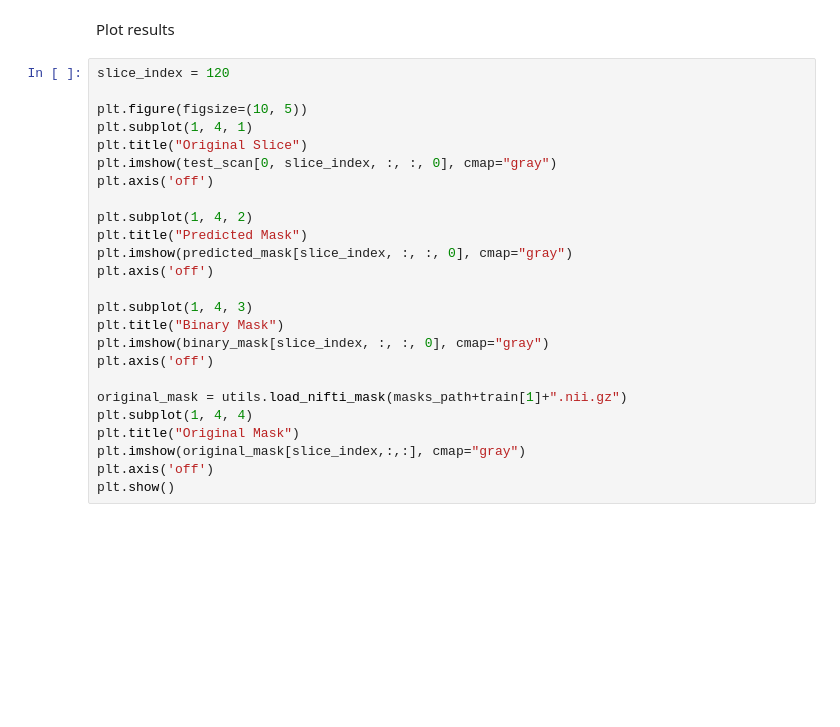
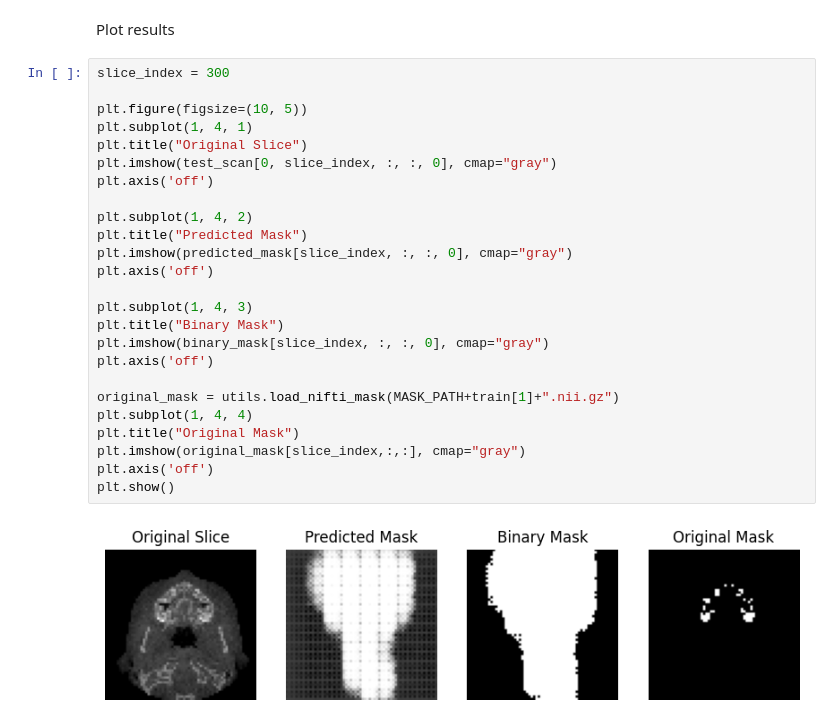
Before and after one commit to kkaczmarskinpg/teeth-segmentation-cbct-images-cnn-lstm, a Jupyter notebook: cnn-lstm-teeth-segmentation.ipynb, the cells around one changed output. Drawn from its saved outputs; the diff is of its cells as text; blank space fills up the shorter version.

```diff
--- a/cnn-lstm-teeth-segmentation.ipynb
+++ b/cnn-lstm-teeth-segmentation.ipynb
@@ -73,27 +121,29 @@ print(predicted_mask[200,:,:,0] == predicted_mask[300,:,:,0])
 # %% [markdown]
 Plot results
 # %%
-slice_index = 120
+slice_index = 300
 
 plt.figure(figsize=(10, 5))
 plt.subplot(1, 4, 1)
 plt.title("Original Slice")
 plt.imshow(test_scan[0, slice_index, :, :, 0], cmap="gray")
 plt.axis('off')
 
 plt.subplot(1, 4, 2)
 plt.title("Predicted Mask")
 plt.imshow(predicted_mask[slice_index, :, :, 0], cmap="gray")
 plt.axis('off')
 
 plt.subplot(1, 4, 3)
 plt.title("Binary Mask")
 plt.imshow(binary_mask[slice_index, :, :, 0], cmap="gray")
 plt.axis('off')
 
-original_mask = utils.load_nifti_mask(masks_path+train[1]+".nii.gz")
+original_mask = utils.load_nifti_mask(MASK_PATH+train[1]+".nii.gz")
 plt.subplot(1, 4, 4)
 plt.title("Original Mask")
 plt.imshow(original_mask[slice_index,:,:], cmap="gray")
 plt.axis('off')
 plt.show()
+# %% [output]
+[figure, added]
```
Also changed, not shown: parts of 6 cells of this notebook, 4 other files.
